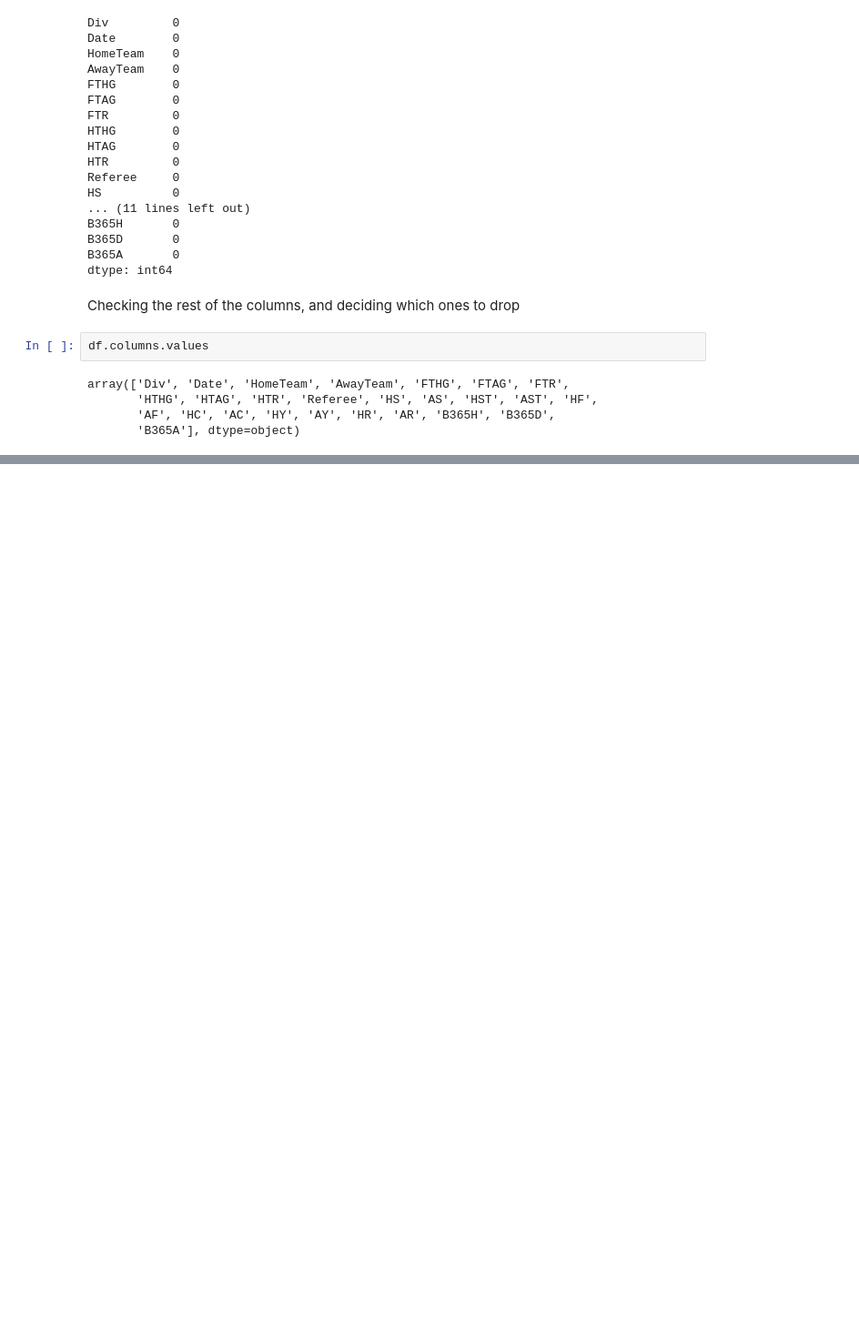
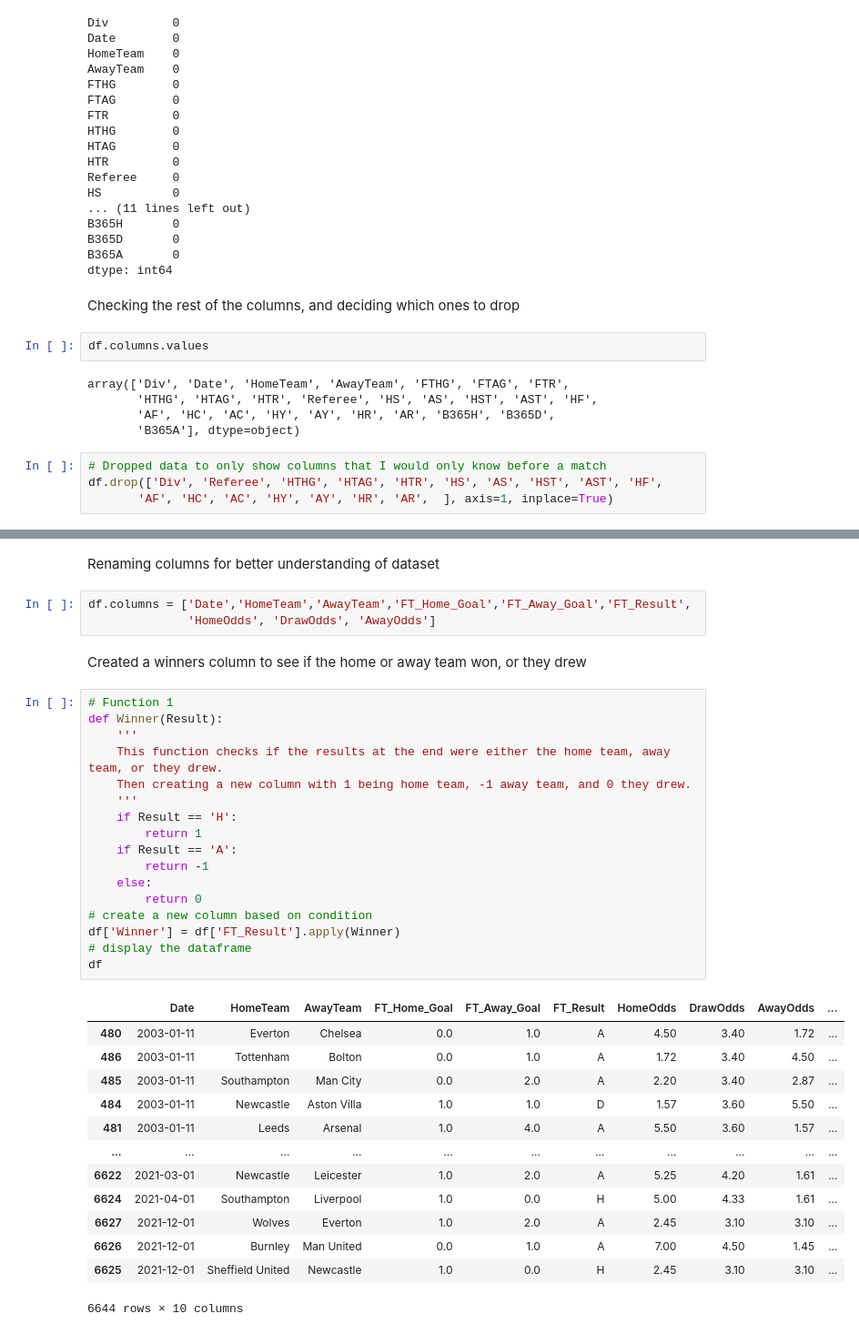
Before and after one commit to barteaga10/Premier-League-Prediction, a Jupyter notebook: Data Gathering & Cleaning .ipynb, the cells around one changed output, grey strips where cells are left out. Shown at 91% size. Cells and saved outputs as stored; diff of their text form; blank space fills up the shorter version.

```diff
--- a/Data Gathering & Cleaning .ipynb
+++ b/Data Gathering & Cleaning .ipynb
@@ -251,3 +279,7 @@ array(['Div', 'Date', 'HomeTeam', 'AwayTeam', 'FTHG', 'FTAG', 'FTR',
        'HTHG', 'HTAG', 'HTR', 'Referee', 'HS', 'AS', 'HST', 'AST', 'HF',
        'AF', 'HC', 'AC', 'HY', 'AY', 'HR', 'AR', 'B365H', 'B365D',
        'B365A'], dtype=object)
+# %%
+# Dropped data to only show columns that I would only know before a match
+df.drop(['Div', 'Referee', 'HTHG', 'HTAG', 'HTR', 'HS', 'AS', 'HST', 'AST', 'HF',
+       'AF', 'HC', 'AC', 'HY', 'AY', 'HR', 'AR',  ], axis=1, inplace=True)
@@ -253,0 +295,38 @@ array(['Div', 'Date', 'HomeTeam', 'AwayTeam', 'FTHG', 'FTAG', 'FTR',
+# %% [markdown]
+Renaming columns for better understanding of dataset
+# %%
+df.columns = ['Date','HomeTeam','AwayTeam','FT_Home_Goal','FT_Away_Goal','FT_Result',
+              'HomeOdds', 'DrawOdds', 'AwayOdds']
+# %% [markdown]
+Created a winners column to see if the home or away team won, or they drew
+# %%
+# Function 1
+def Winner(Result):
+    '''
+    This function checks if the results at the end were either the home team, away team, or they drew.
+    Then creating a new column with 1 being home team, -1 away team, and 0 they drew.
+    '''
+    if Result == 'H':
+        return 1
+    if Result == 'A':
+        return -1
+    else:
+        return 0
+# create a new column based on condition
+df['Winner'] = df['FT_Result'].apply(Winner)
+# display the dataframe
+df
+# %% [output]
+|  | Date | HomeTeam | AwayTeam | FT_Home_Goal | FT_Away_Goal | FT_Result | HomeOdds | DrawOdds | AwayOdds | ... |
+| 480 | 2003-01-11 | Everton | Chelsea | 0.0 | 1.0 | A | 4.50 | 3.40 | 1.72 | ... |
+| 486 | 2003-01-11 | Tottenham | Bolton | 0.0 | 1.0 | A | 1.72 | 3.40 | 4.50 | ... |
+| 485 | 2003-01-11 | Southampton | Man City | 0.0 | 2.0 | A | 2.20 | 3.40 | 2.87 | ... |
+| 484 | 2003-01-11 | Newcastle | Aston Villa | 1.0 | 1.0 | D | 1.57 | 3.60 | 5.50 | ... |
+| 481 | 2003-01-11 | Leeds | Arsenal | 1.0 | 4.0 | A | 5.50 | 3.60 | 1.57 | ... |
+| ... | ... | ... | ... | ... | ... | ... | ... | ... | ... | ... |
+| 6622 | 2021-03-01 | Newcastle | Leicester | 1.0 | 2.0 | A | 5.25 | 4.20 | 1.61 | ... |
+| 6624 | 2021-04-01 | Southampton | Liverpool | 1.0 | 0.0 | H | 5.00 | 4.33 | 1.61 | ... |
+| 6627 | 2021-12-01 | Wolves | Everton | 1.0 | 2.0 | A | 2.45 | 3.10 | 3.10 | ... |
+| 6626 | 2021-12-01 | Burnley | Man United | 0.0 | 1.0 | A | 7.00 | 4.50 | 1.45 | ... |
+| 6625 | 2021-12-01 | Sheffield United | Newcastle | 1.0 | 0.0 | H | 2.45 | 3.10 | 3.10 | ... |
+6644 rows × 10 columns
```
Also changed, not shown: parts of 22 cells of this notebook.
